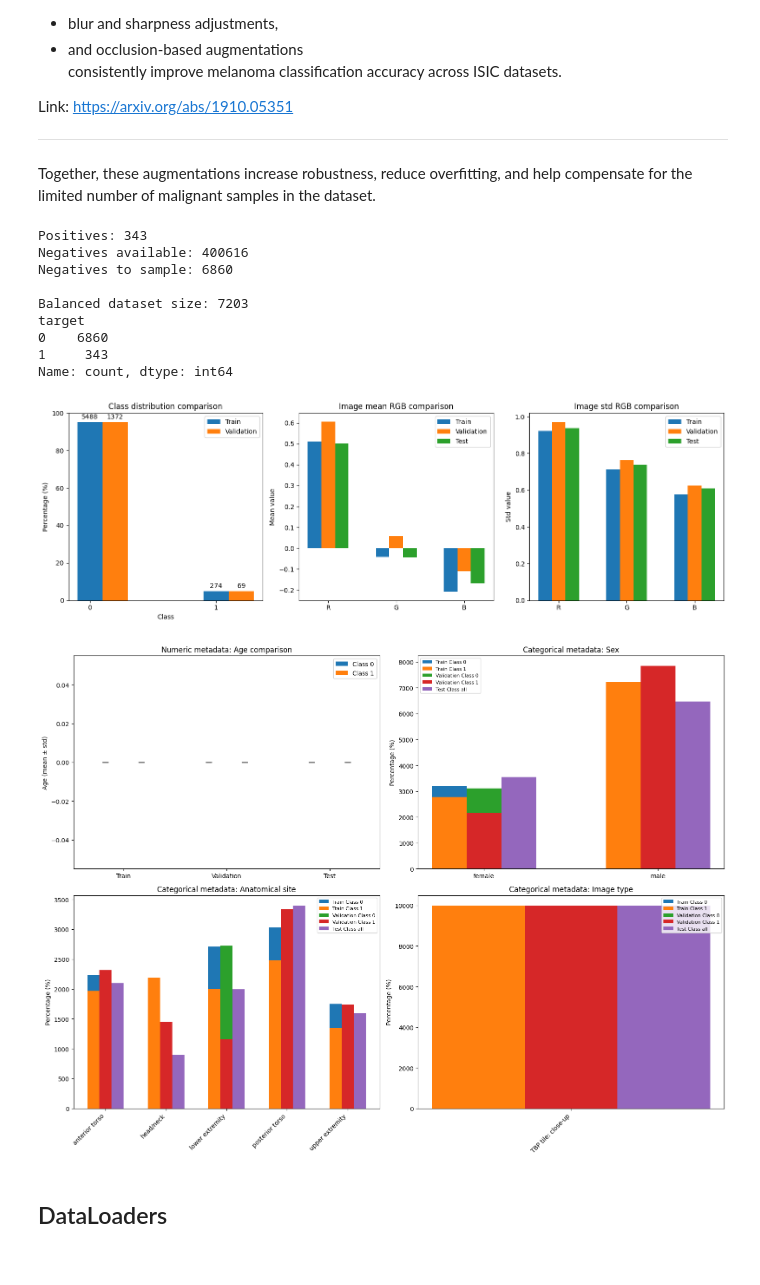
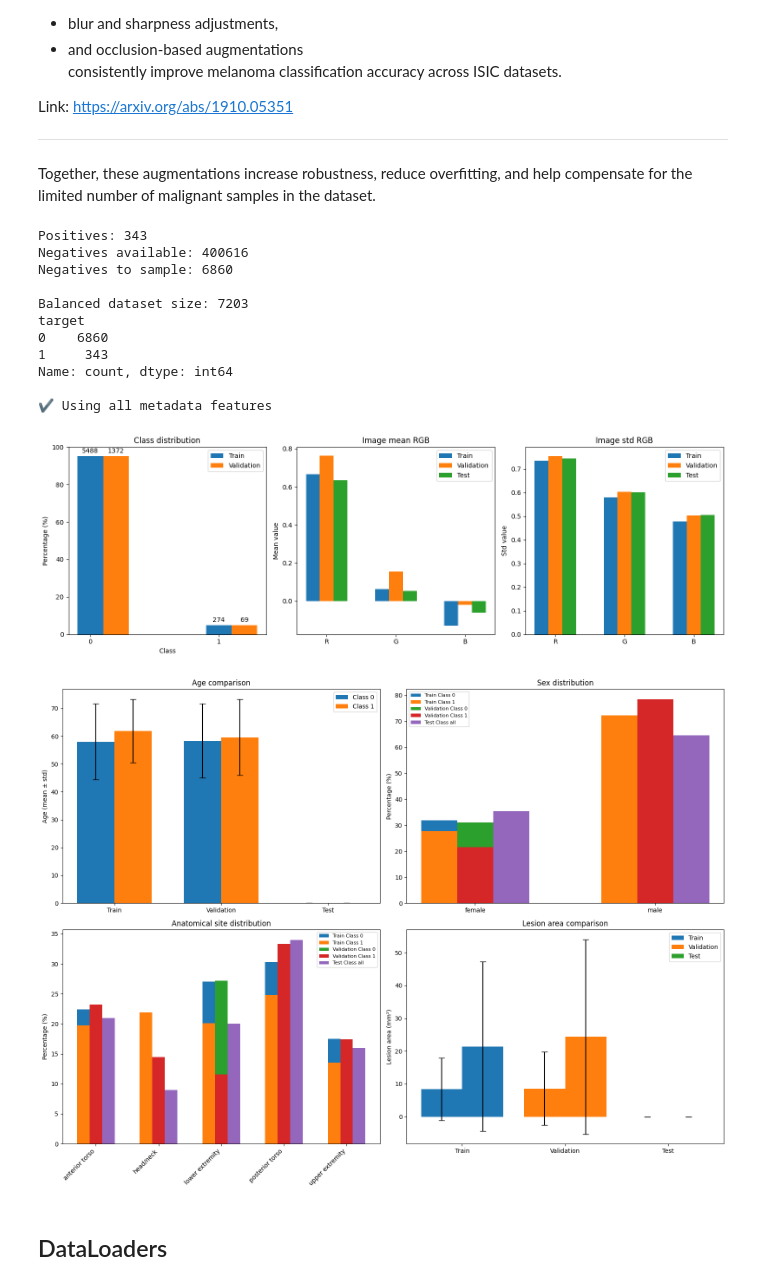
Before and after one commit to sprieton/ISIC_DL, a Jupyter notebook: src/Ensemble.ipynb, the cells around one changed output. Saved outputs shown, nothing was run; the diff lists cells and outputs as text; code cells hidden in the pictures.

Commit message:
metadata processed

```diff
--- a/src/Ensemble.ipynb
+++ b/src/Ensemble.ipynb
@@ -232,4 +186,6 @@ class DermoscopyAugmentation:
 # %%
+from utils import get_best_metadata, MetadataProcessor
+
 # 1º Create a split of train and validation balanced
 # we dont need all the images
 NEG_RATIO = 20      # 25:1
@@ -246,24 +202,33 @@ augmentation_trans = DermoscopyAugmentation.get_dataAugmentation_transforms()
 base_trans = DermoscopyAugmentation.get_training_transforms()
 validation_trans = DermoscopyAugmentation.get_training_transforms()
 
+# get the best metadata features analized with PCA common between test and train
+test_df = pd.read_csv(TEST_META_CSV)
+best_features = get_best_metadata(train_df, test_df, num_feat=50, verbose=True)
+metadata_processor = MetadataProcessor(best_features)
+metadata_processor.fit(pd.read_csv(TRAIN_META_CSV))
+
 train_dataset = ISIC_Multimodal_Dataset(
     hdf5_path=TRAIN_H5_PATH,
     metadata_df=train_df,
     data_augmentation_trans=augmentation_trans,
     image_transform=base_trans,
-    augment_positives=True
+    augment_positives=True,
+    metadata_processor=metadata_processor
 )
 
 val_dataset = ISIC_Multimodal_Dataset(
     hdf5_path=TRAIN_H5_PATH,
     metadata_df=val_df,
     image_transform=validation_trans,
+    metadata_processor=metadata_processor
 )
 
 test_dataset = ISIC_Multimodal_Dataset(
     hdf5_path=TEST_H5_PATH,
-    metadata_df=pd.read_csv(TEST_META_CSV),
+    metadata_df=test_df,
     image_transform=validation_trans,
+    metadata_processor=metadata_processor
 )
 # %% [output]
 Positives: 343
@@ -275,18 +240,20 @@ target
 0    6860
 1     343
 Name: count, dtype: int64
+
+✔ Using all metadata features
 # %%
-from utils import plot_dataset_comparison_subplots
+from utils import plot_stats
 
 train_stats = train_dataset.get_dataset_stats(sample_size=300)
 val_stats   = val_dataset.get_dataset_stats(sample_size=300)
 test_stats  = test_dataset.get_dataset_stats(sample_size=300)
 stats_list = [train_stats, val_stats, test_stats]
 
 # Now we compare the analisis of the splits
-plot_dataset_comparison_subplots(stats_list)
+plot_stats(stats_list)
 # %% [output]
-[figure, old version]
+[figure, new version]
-[figure, old version]
+[figure, new version]
 # %% [markdown]
 ## DataLoaders
```
Also changed, not shown: parts of 17 cells of this notebook, 2 other files.
